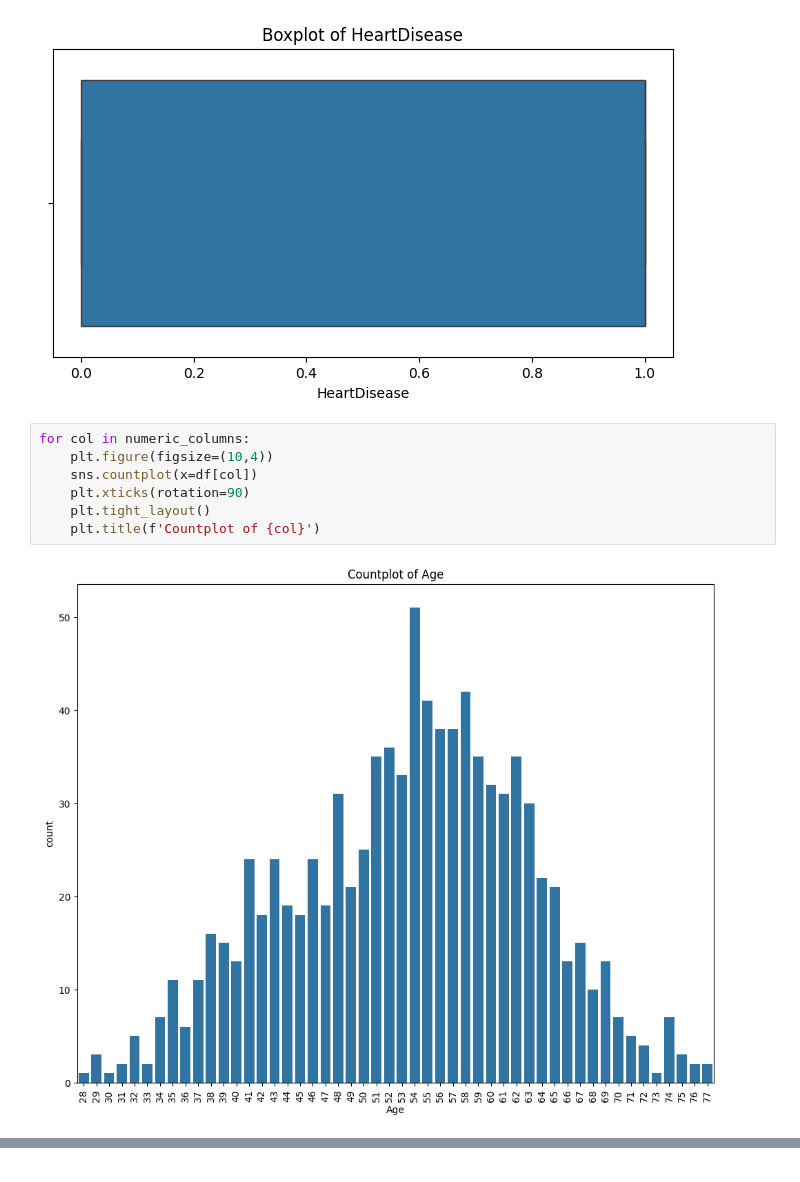
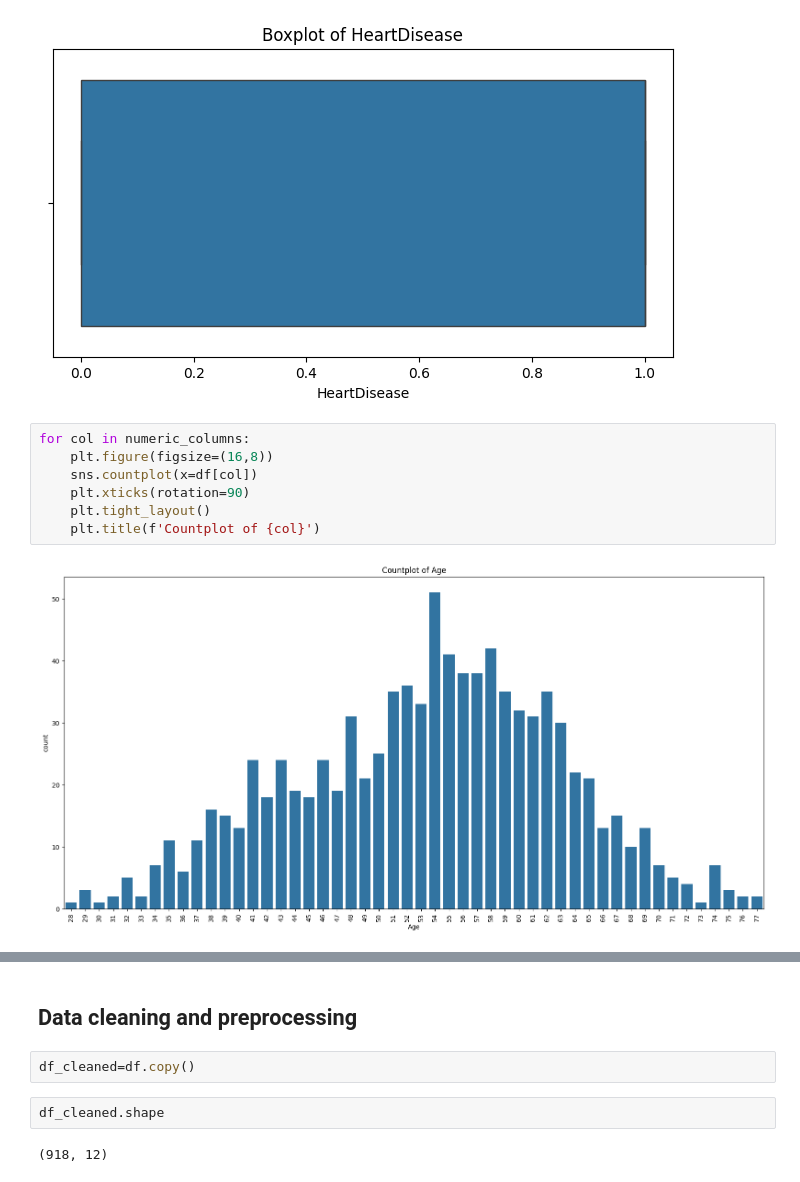
Before and after one commit to AyushamMishra/Heart_data_preprocessing, a Jupyter notebook: heart.ipynb, the cells around one changed output, grey strips where cells are left out. Saved outputs shown, nothing was run; the diff lists cells and outputs as text.

```diff
--- a/heart.ipynb
+++ b/heart.ipynb
@@ -170,10 +170,10 @@ for col in numeric_columns:
 [figure]
 # %%
 for col in numeric_columns:
-    plt.figure(figsize=(10,4))
+    plt.figure(figsize=(16,8))
     sns.countplot(x=df[col])
     plt.xticks(rotation=90)
     plt.tight_layout()
     plt.title(f'Countplot of {col}')
 # %% [output]
-[figure, old version]
+[figure, new version]
@@ -185,0 +186,8 @@ for col in numeric_columns:
+# %% [markdown]
+## Data cleaning and preprocessing
+# %%
+df_cleaned=df.copy()
+# %%
+df_cleaned.shape
+# %% [output]
+(918, 12)
```
Also changed, not shown: parts of 33 cells of this notebook.
